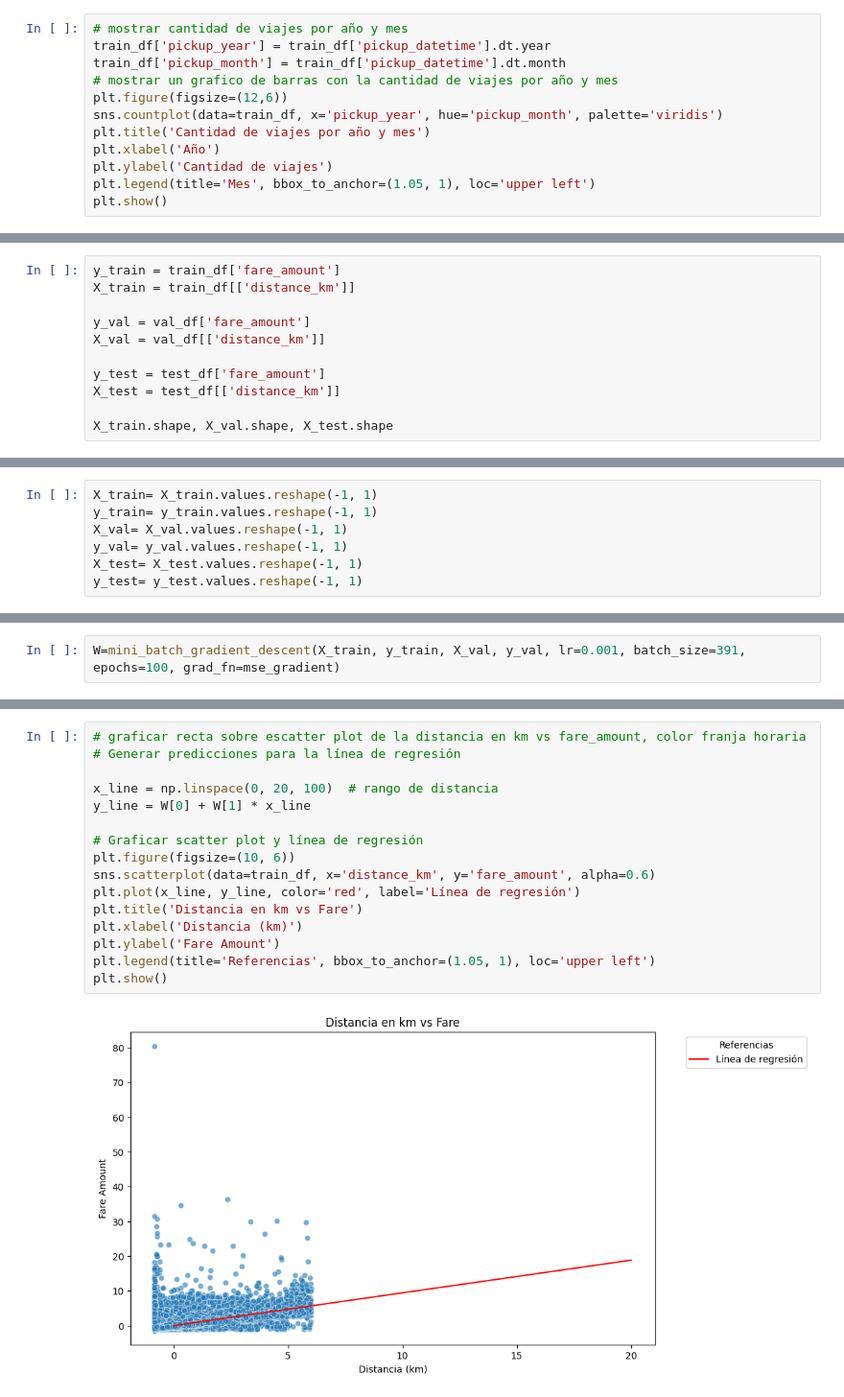
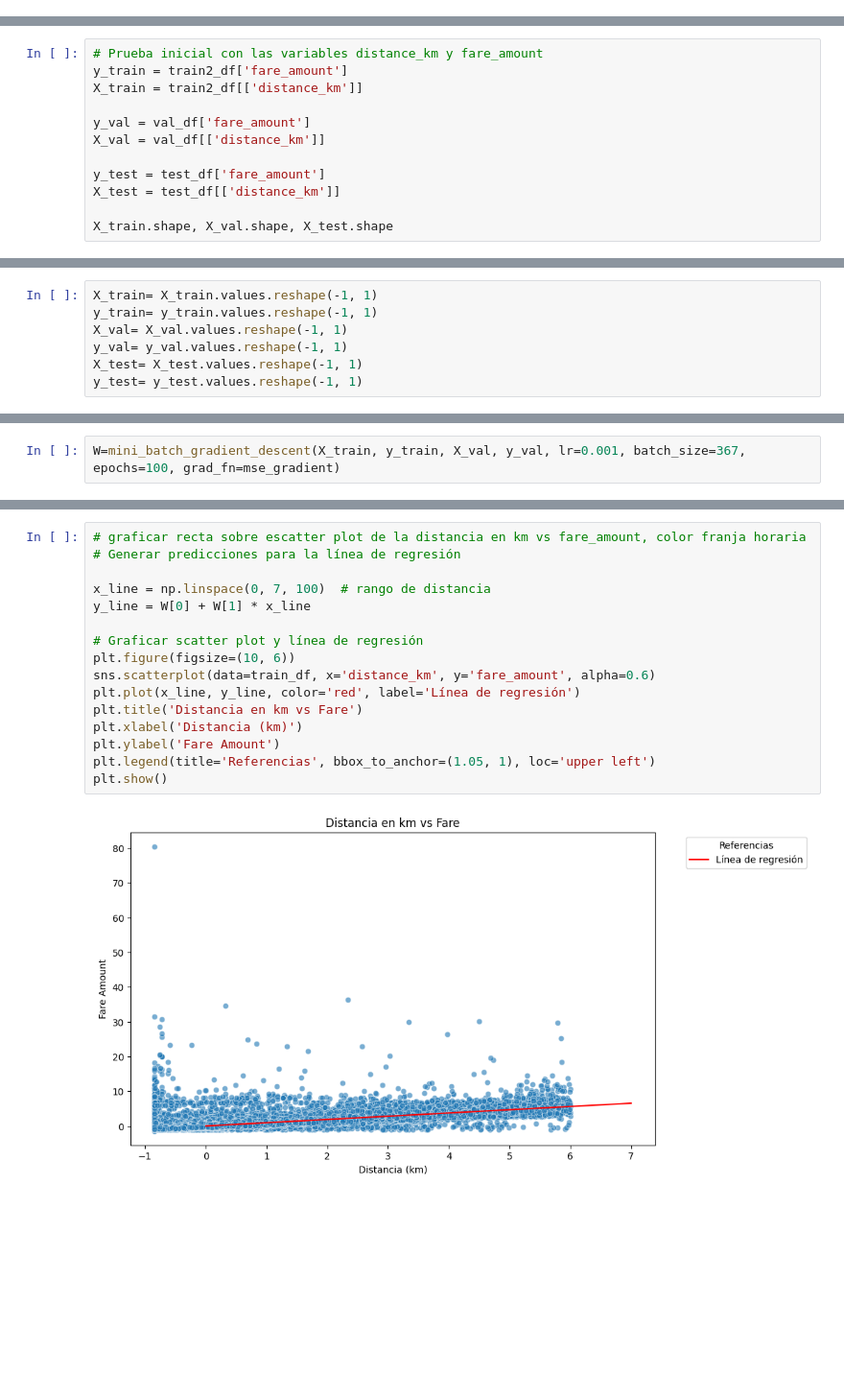
Before and after one commit to CaterinaMartinezD/AA1-TUIA-2025C1-Casado-MartinezDufour, a Jupyter notebook: TP-Regresion-AA1-2025C1.ipynb, the cells around one changed output, grey strips where cells are left out. Shown at 96% size. Saved outputs shown, nothing was run; the diff lists cells and outputs as text; blank space fills up the shorter version.

```diff
--- a/TP-Regresion-AA1-2025C1.ipynb
+++ b/TP-Regresion-AA1-2025C1.ipynb
@@ -492,15 +494,3 @@ train_df.head()
 | 11425 | 11.0 | 2013-08-19 21:20:11+00:00 | -74.012794 | 40.706418 | -74.005794 | 40.740149 | ... |
 | 138866 | 6.5 | 2013-03-21 20:51:00+00:00 | -73.974745 | 40.750205 | -73.981267 | 40.762047 | ... |
 | 74154 | 12.5 | 2012-03-23 10:29:00+00:00 | -73.985697 | 40.688193 | -73.992162 | 40.684792 | ... |
-# %%
-# mostrar cantidad de viajes por año y mes
-train_df['pickup_year'] = train_df['pickup_datetime'].dt.year
-train_df['pickup_month'] = train_df['pickup_datetime'].dt.month
-# mostrar un grafico de barras con la cantidad de viajes por año y mes
-plt.figure(figsize=(12,6))
-sns.countplot(data=train_df, x='pickup_year', hue='pickup_month', palette='viridis')
-plt.title('Cantidad de viajes por año y mes')
-plt.xlabel('Año')
-plt.ylabel('Cantidad de viajes')
-plt.legend(title='Mes', bbox_to_anchor=(1.05, 1), loc='upper left')
-plt.show()
@@ -806,6 +822,7 @@ train_df.shape, val_df.shape, test_df.shape
 # %%
-y_train = train_df['fare_amount']
-X_train = train_df[['distance_km']]
+# Prueba inicial con las variables distance_km y fare_amount
+y_train = train2_df['fare_amount']
+X_train = train2_df[['distance_km']]
 
 y_val = val_df['fare_amount']
 X_val = val_df[['distance_km']]
@@ -840,3 +857,3 @@ W=mini_batch_gradient_descent(X_train, y_train, X_val, y_val, lr=0.02, batch_siz
 # %%
-W=mini_batch_gradient_descent(X_train, y_train, X_val, y_val, lr=0.001, batch_size=391, epochs=100, grad_fn=mse_gradient)
+W=mini_batch_gradient_descent(X_train, y_train, X_val, y_val, lr=0.001, batch_size=367, epochs=100, grad_fn=mse_gradient)
 # %% [output]
@@ -850,18 +867,18 @@ array([[0.01302759],
 # %%
 # graficar recta sobre escatter plot de la distancia en km vs fare_amount, color franja horaria
 # Generar predicciones para la línea de regresión
 
-x_line = np.linspace(0, 20, 100)  # rango de distancia
+x_line = np.linspace(0, 7, 100)  # rango de distancia
 y_line = W[0] + W[1] * x_line
 
 # Graficar scatter plot y línea de regresión
 plt.figure(figsize=(10, 6))
 sns.scatterplot(data=train_df, x='distance_km', y='fare_amount', alpha=0.6)
 plt.plot(x_line, y_line, color='red', label='Línea de regresión')
 plt.title('Distancia en km vs Fare')
 plt.xlabel('Distancia (km)')
 plt.ylabel('Fare Amount')
 plt.legend(title='Referencias', bbox_to_anchor=(1.05, 1), loc='upper left')
 plt.show()
 # %% [output]
-[figure, old version]
+[figure, new version]
```
Also changed, not shown: parts of 29 cells of this notebook, 1 other file.
